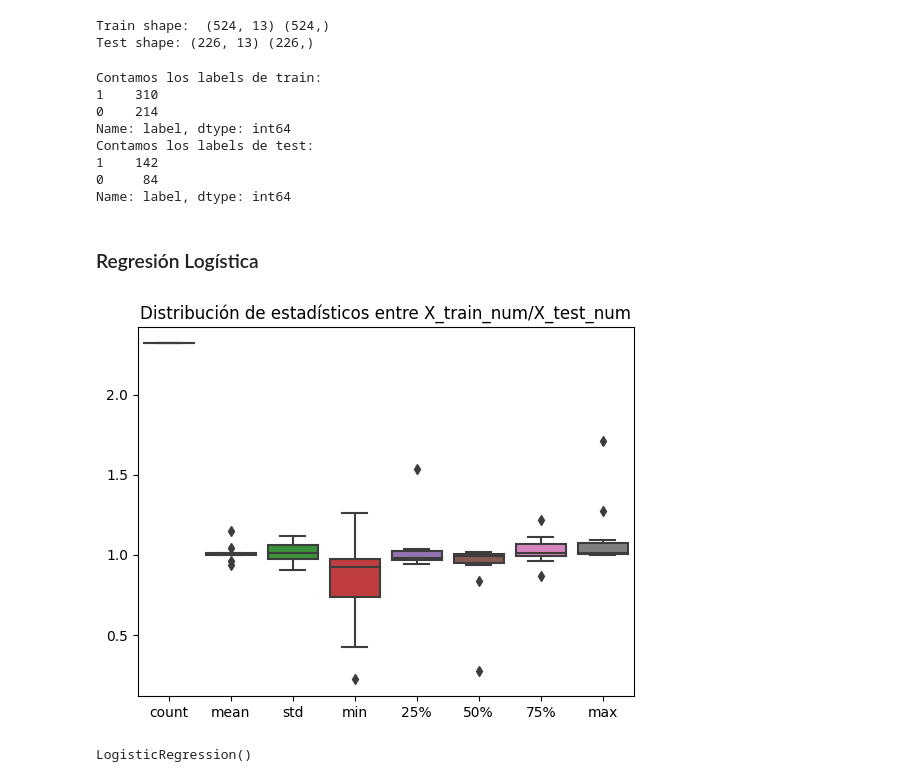
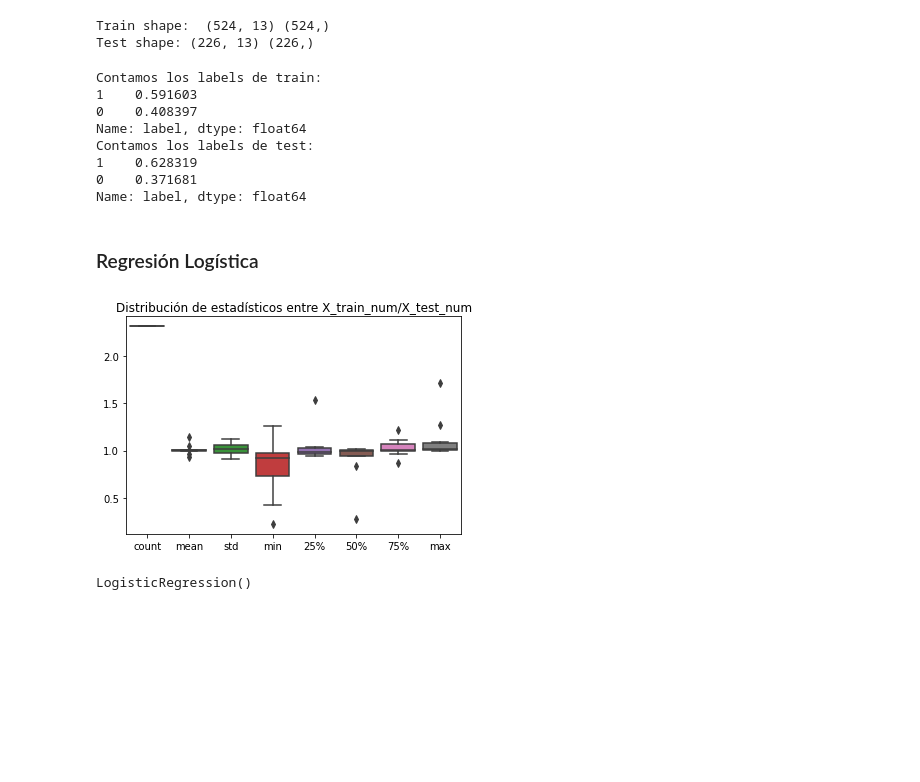
Before and after one commit to manoloacademia/CEIA_Analisis_de_datos, a Jupyter notebook: practica_final/analysis_spotify.ipynb, the cells around one changed output. Saved outputs shown, nothing was run; the diff lists cells and outputs as text; code cells hidden in the pictures; blank space fills up the shorter version.

```diff
--- a/practica_final/analysis_spotify.ipynb
+++ b/practica_final/analysis_spotify.ipynb
@@ -370,17 +497,17 @@ Train shape:  (524, 13) (524,)
 Test shape: (226, 13) (226,)
 # %%
 # Vamos a revisar qué tiene cada split
-print(f"Contamos los labels de train:\n{y_train.value_counts()}")
-print(f"Contamos los labels de test: \n{y_test.value_counts()}")
+print(f"Contamos los labels de train:\n{y_train.value_counts()/len(y_train)}")
+print(f"Contamos los labels de test: \n{y_test.value_counts()/len(y_test)}")
 # %% [output]
 Contamos los labels de train:
-1    310
-0    214
-Name: label, dtype: int64
+1    0.591603
+0    0.408397
+Name: label, dtype: float64
 Contamos los labels de test:
-1    142
-0     84
-Name: label, dtype: int64
+1    0.628319
+0    0.371681
+Name: label, dtype: float64
 # %% [markdown]
 ### Regresión Logística
 # %%
@@ -392,11 +519,11 @@ X_train_num = X_train[numericas]
 X_test_num = X_test[numericas]
 # %%
 to_plot = X_train_num.describe().T / X_test_num.describe().T
-sns.boxplot(to_plot)
+sns.boxplot(data=to_plot)
 plt.title("Distribución de estadísticos entre X_train_num/X_test_num")
 plt.show()
 # %% [output]
-[figure, old version]
+[figure, new version]
 # %%
 # Entrenamos el modelo con este dataset
 log_reg.fit(X_train_num, y_train)
```
Also changed, not shown: parts of 55 cells of this notebook.
